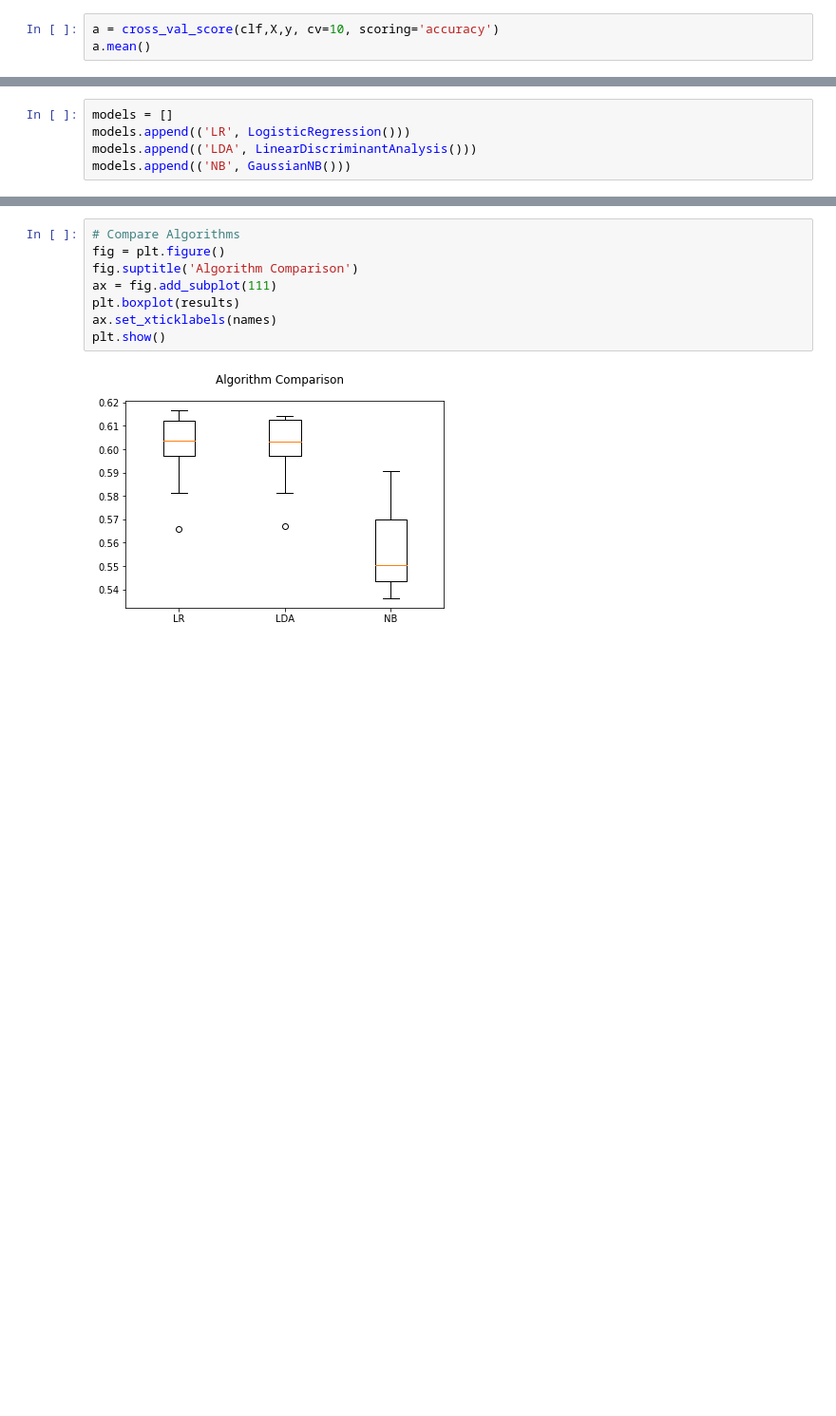
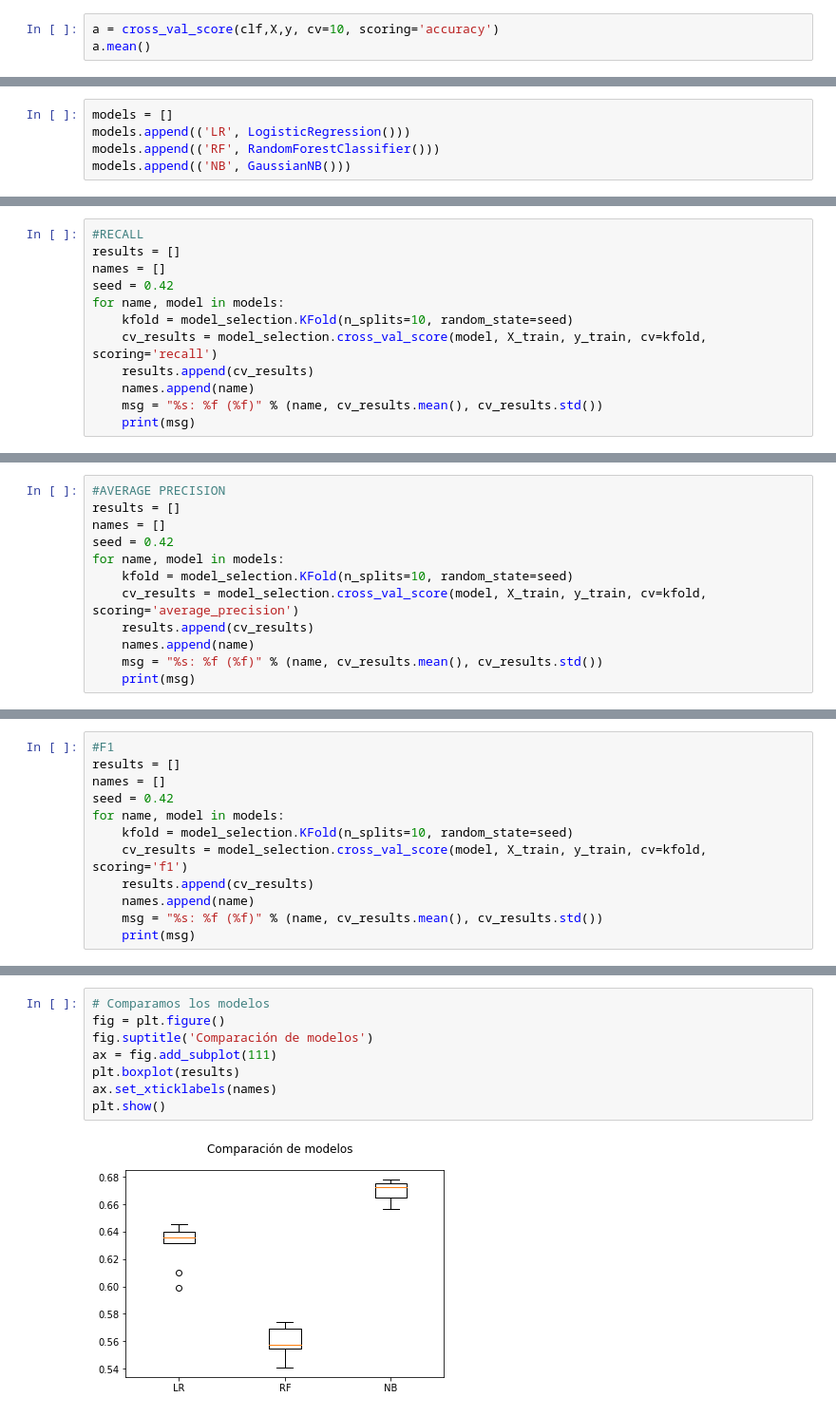
Before and after one commit to franciscojdiezc/TFM, a Jupyter notebook: 5. Machine Learning.ipynb, the cells around one changed output, grey strips where cells are left out. Shown: that part at 95% size. Drawn from its saved outputs; the diff is of its cells as text; blank space fills up the shorter version.

```diff
--- a/5. Machine Learning.ipynb
+++ b/5. Machine Learning.ipynb
@@ -327,5 +345,5 @@ from sklearn.naive_bayes import GaussianNB
 # %%
 models = []
 models.append(('LR', LogisticRegression()))
-models.append(('LDA', LinearDiscriminantAnalysis()))
+models.append(('RF', RandomForestClassifier()))
 models.append(('NB', GaussianNB()))
@@ -347,0 +368,12 @@ NB: 0.557172 (0.017186)
+# %%
+#RECALL
+results = []
+names = []
+seed = 0.42
+for name, model in models:
+    kfold = model_selection.KFold(n_splits=10, random_state=seed)
+    cv_results = model_selection.cross_val_score(model, X_train, y_train, cv=kfold, scoring='recall')
+    results.append(cv_results)
+    names.append(name)
+    msg = "%s: %f (%f)" % (name, cv_results.mean(), cv_results.std())
+    print(msg)
@@ -347,0 +384,12 @@ NB: 0.557172 (0.017186)
+# %%
+#AVERAGE PRECISION
+results = []
+names = []
+seed = 0.42
+for name, model in models:
+    kfold = model_selection.KFold(n_splits=10, random_state=seed)
+    cv_results = model_selection.cross_val_score(model, X_train, y_train, cv=kfold, scoring='average_precision')
+    results.append(cv_results)
+    names.append(name)
+    msg = "%s: %f (%f)" % (name, cv_results.mean(), cv_results.std())
+    print(msg)
@@ -347,0 +400,12 @@ NB: 0.557172 (0.017186)
+# %%
+#F1
+results = []
+names = []
+seed = 0.42
+for name, model in models:
+    kfold = model_selection.KFold(n_splits=10, random_state=seed)
+    cv_results = model_selection.cross_val_score(model, X_train, y_train, cv=kfold, scoring='f1')
+    results.append(cv_results)
+    names.append(name)
+    msg = "%s: %f (%f)" % (name, cv_results.mean(), cv_results.std())
+    print(msg)
@@ -348,10 +416,10 @@ NB: 0.557172 (0.017186)
 # %%
-# Compare Algorithms
+# Comparamos los modelos
 fig = plt.figure()
-fig.suptitle('Algorithm Comparison')
+fig.suptitle('Comparación de modelos')
 ax = fig.add_subplot(111)
 plt.boxplot(results)
 ax.set_xticklabels(names)
 plt.show()
 # %% [output]
-[figure, old version]
+[figure, new version]
```
Also changed, not shown: parts of 25 cells of this notebook.
